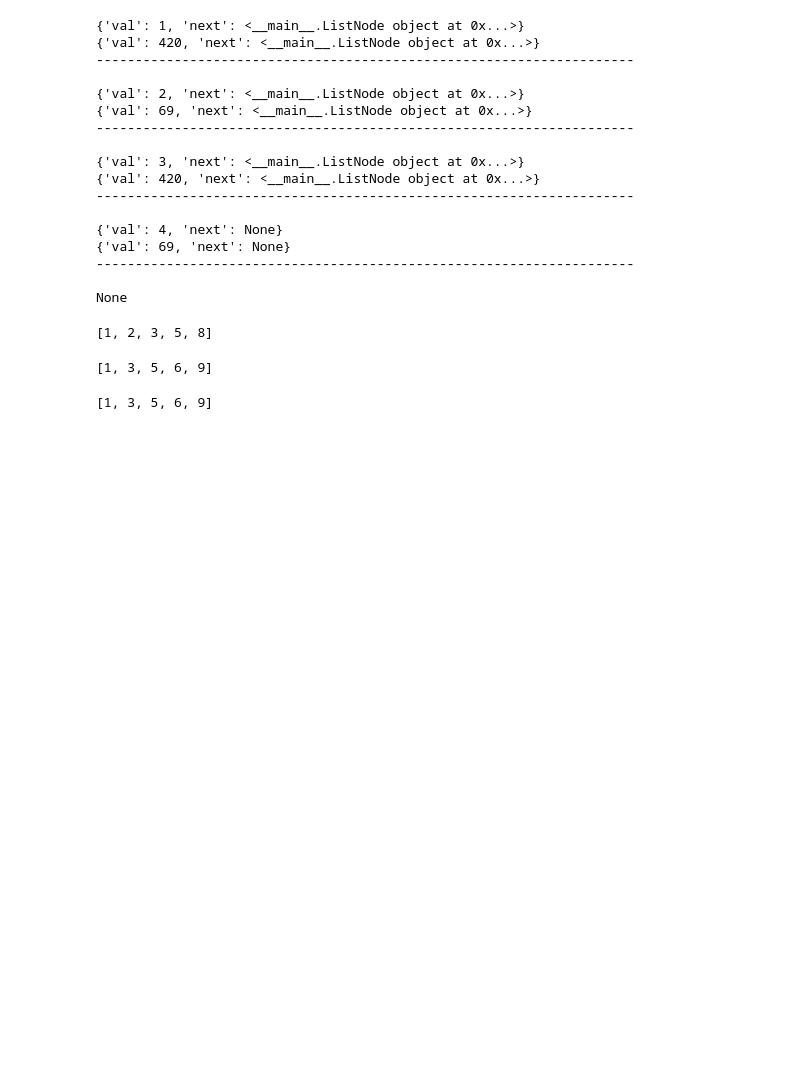
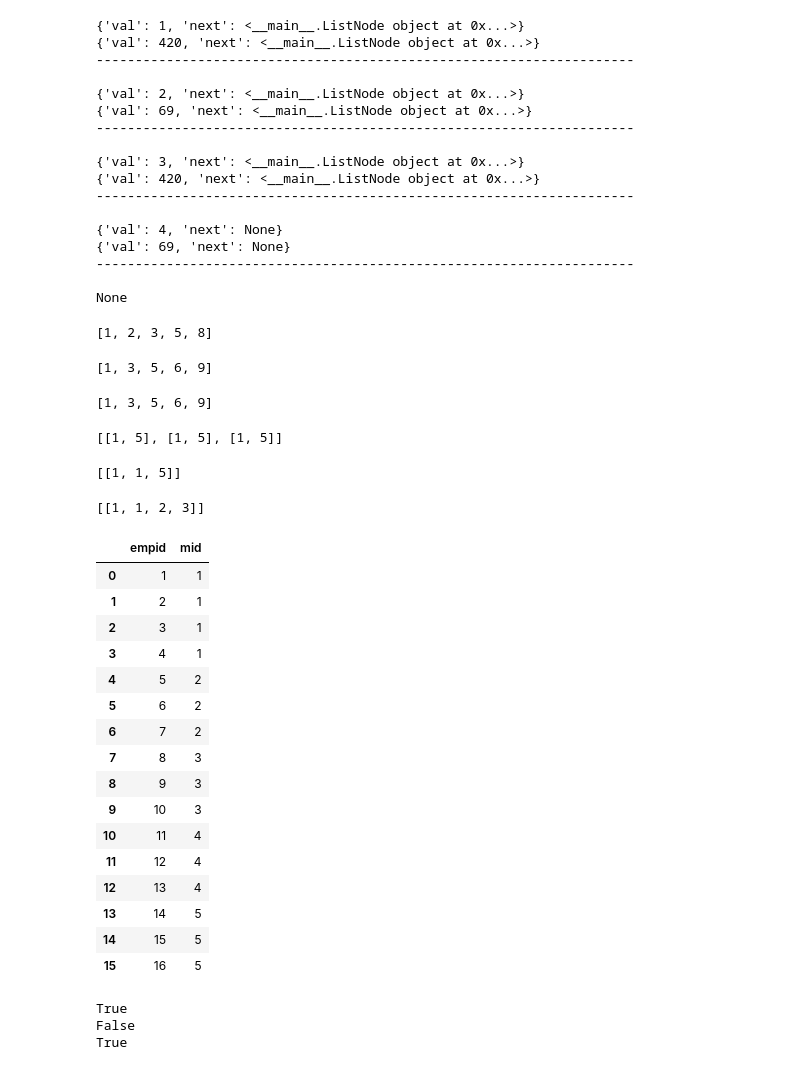
Before and after one commit to bartlesy/algo-puzzles, a Jupyter notebook: brogramming.ipynb, the cells around one changed output. Saved outputs shown, nothing was run; the diff lists cells and outputs as text; code cells hidden in the pictures; blank space fills up the shorter version.

```diff
--- a/brogramming.ipynb
+++ b/brogramming.ipynb
@@ -1135,0 +1154,49 @@ merge_two_sorted_arrays([1, 3, 5], [6, 9])
+# %%
+find_sum_in_list([1, 1, 1, 5], 6, 2)
+# %% [output]
+[[1, 5], [1, 5], [1, 5]]
+# %%
+find_sum_in_list([1, 2, 1, 5], 7, 3)
+# %% [output]
+[[1, 1, 5]]
+# %%
+find_sum_in_list([1, 1, 5, 2, 3, 4], 7, 4)
+# %% [output]
+[[1, 1, 2, 3]]
+# %%
+import pandas as pd
+def add_emps(empid, mid):
+    tmp = pd.DataFrame({'empid' : range(empid, empid + 3) , 'mid' : [mid] * 3 })
+    return tmp
+
+emp_data = pd.DataFrame({'empid' : [1] , 'mid' : [1]})
+i = 1
+while emp_data['mid'].max() < 5:
+    if i == 1:
+        emp_data = pd.concat([emp_data, add_emps(2, 1)]).reset_index(drop=True)
+    else:
+        emp_data = pd.concat([emp_data,
+                             add_emps(eid, mid) ]).reset_index(drop=True)
+    mid = emp_data['mid'].max() + 1
+    eid = emp_data['empid'].max() + 1
+    i += 1
+
+emp_data
+# %% [output]
+|  | empid | mid |
+| 0 | 1 | 1 |
+| 1 | 2 | 1 |
+| 2 | 3 | 1 |
+| 3 | 4 | 1 |
+| 4 | 5 | 2 |
+| 5 | 6 | 2 |
+| 6 | 7 | 2 |
+| 7 | 8 | 3 |
+| 8 | 9 | 3 |
+| 9 | 10 | 3 |
+| 10 | 11 | 4 |
+| 11 | 12 | 4 |
+| 12 | 13 | 4 |
+| 13 | 14 | 5 |
+| 14 | 15 | 5 |
+| 15 | 16 | 5 |
@@ -1135,0 +1205,19 @@ merge_two_sorted_arrays([1, 3, 5], [6, 9])
+# %%
+def reports_to(employee_database, employeeid, managerid):
+    manager = emp_data[employeeid]
+
+    if manager == managerid:
+        return True
+
+    if manager == 1:
+        return False
+
+    return reports_to(employee_database, manager, managerid)
+
+print(reports_to(emp_data, 14, 2))
+print(reports_to(emp_data, 2, 2))
+print(reports_to(emp_data, 1, 1))
+# %% [output]
+True
+False
+True
```
Also changed, not shown: parts of 3 cells of this notebook.
